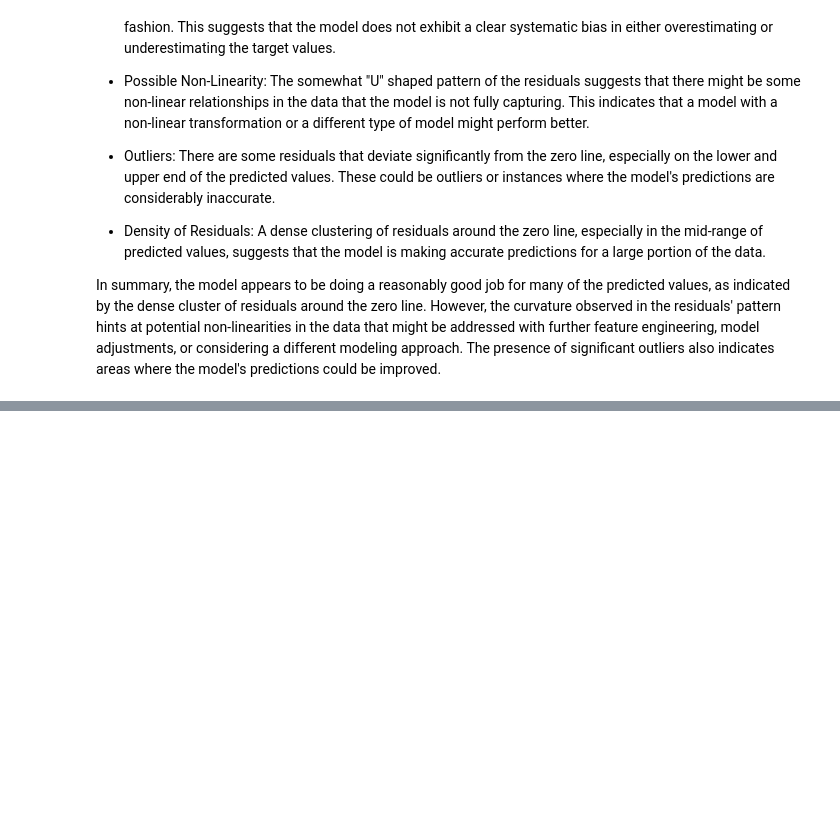
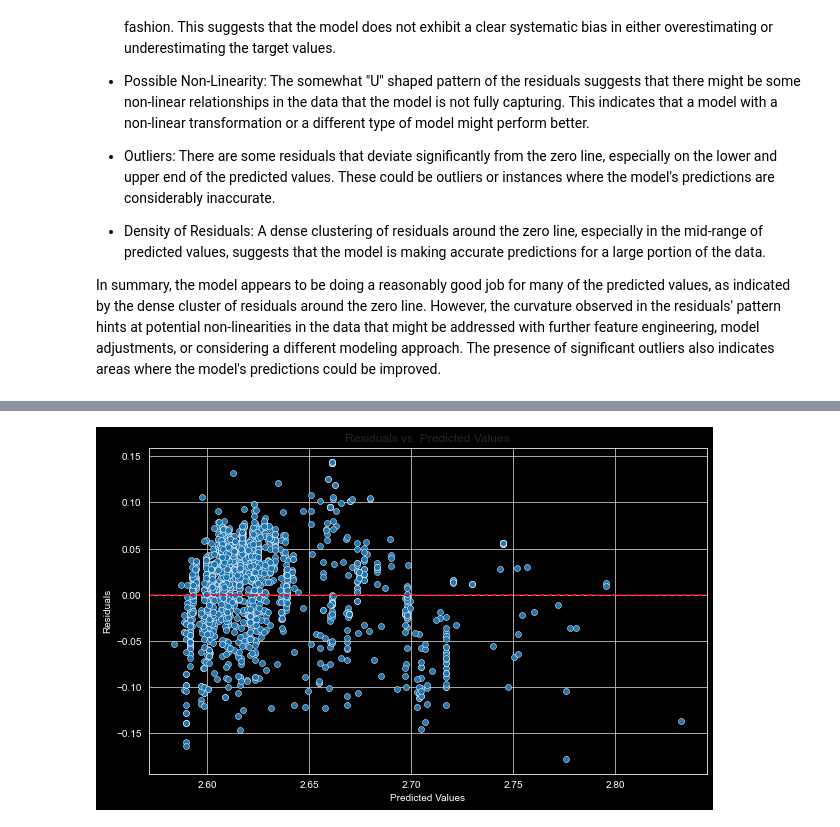
Before and after one commit to AhmedAredah/MachineLearningBasics, a Jupyter notebook: posts/2.Regression/2-SupportVectorRegression.ipynb, the cells around one changed output, grey strips where cells are left out. Drawn from its saved outputs; the diff is of its cells as text; code cells hidden in the pictures; blank space fills up the shorter version.

```diff
--- a/posts/2.Regression/2-SupportVectorRegression.ipynb
+++ b/posts/2.Regression/2-SupportVectorRegression.ipynb
@@ -328,0 +334,9 @@ In summary, the model appears to be doing a reasonably good job for many of the
+# %%
+cars['selling_price'] = np.log1p(cars['selling_price'])
+cars['km_driven'] = np.log1p(cars['km_driven'])
+
+# Define predictors (X) and target variable (y)
+X = cars.drop('selling_price', axis=1)
+y = cars['selling_price']
+X_train = X_train.dropna()
+y_train = y_train[X_train.index]  # Keep corresponding y values
@@ -329,3 +388,17 @@ In summary, the model appears to be doing a reasonably good job for many of the
+# %%
+# Calculate residuals
+residuals = y_test - y_pred
+
+# Plot residuals
+plt.figure(figsize=(10,6))
+sns.scatterplot(y_pred, residuals)
+plt.axhline(y=0, color='r', linestyle='--')
+plt.title('Residuals vs. Predicted Values')
+plt.xlabel('Predicted Values')
+plt.ylabel('Residuals')
+plt.show()
+# %% [output]
+[figure, added]
 # %% [markdown]
 ## Conclusion
 
```
Also changed, not shown: parts of 4 cells of this notebook, 5 other files.
